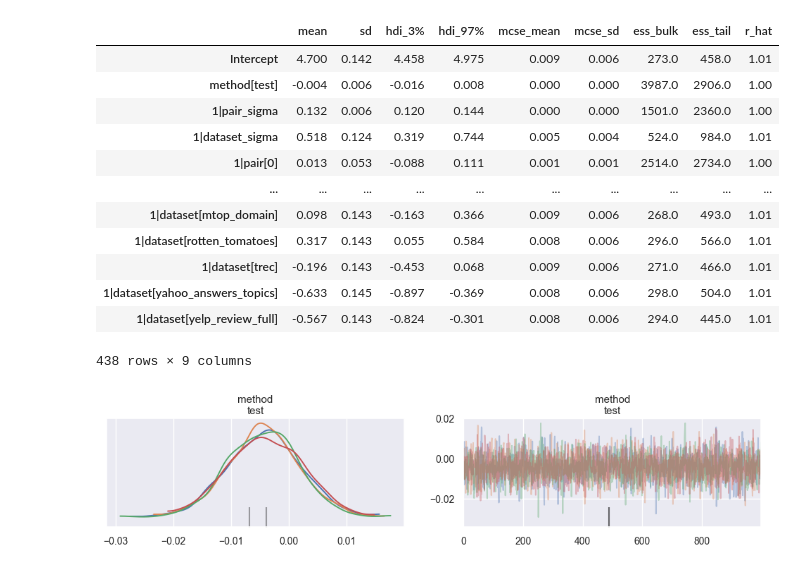
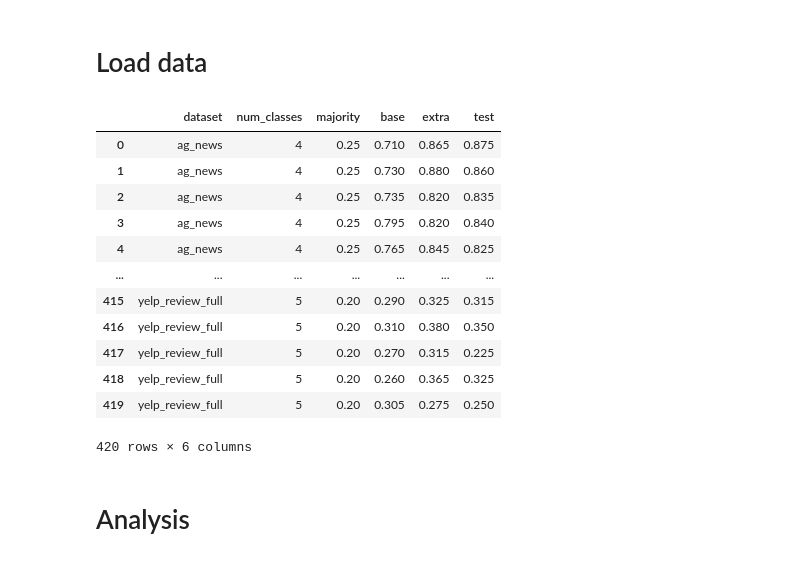
Before and after one commit to kddubey/blog, a Jupyter notebook: train_on_test_features/bert/analysis.ipynb, the cells around one changed output. Saved outputs shown, nothing was run; the diff lists cells and outputs as text; code cells hidden in the pictures.

Commit message:
Separate individual from meta analysis

```diff
--- a/train_on_test_features/bert/analysis.ipynb
+++ b/train_on_test_features/bert/analysis.ipynb
@@ -298,20 +18,30 @@ There were 2 divergences after tuning. Increase `target_accept` or reparameteriz
-# %%
-az.summary(fit_summary_diff)
-# %% [output]
-|  | mean | sd | hdi_3% | hdi_97% | mcse_mean | mcse_sd | ess_bulk | ess_tail | r_hat |
-| Intercept | 4.700 | 0.142 | 4.458 | 4.975 | 0.009 | 0.006 | 273.0 | 458.0 | 1.01 |
-| method[test] | -0.004 | 0.006 | -0.016 | 0.008 | 0.000 | 0.000 | 3987.0 | 2906.0 | 1.00 |
-| 1|pair_sigma | 0.132 | 0.006 | 0.120 | 0.144 | 0.000 | 0.000 | 1501.0 | 2360.0 | 1.00 |
-| 1|dataset_sigma | 0.518 | 0.124 | 0.319 | 0.744 | 0.005 | 0.004 | 524.0 | 984.0 | 1.01 |
-| 1|pair[0] | 0.013 | 0.053 | -0.088 | 0.111 | 0.001 | 0.001 | 2514.0 | 2734.0 | 1.00 |
-| ... | ... | ... | ... | ... | ... | ... | ... | ... | ... |
-| 1|dataset[mtop_domain] | 0.098 | 0.143 | -0.163 | 0.366 | 0.009 | 0.006 | 268.0 | 493.0 | 1.01 |
-| 1|dataset[rotten_tomatoes] | 0.317 | 0.143 | 0.055 | 0.584 | 0.008 | 0.006 | 296.0 | 566.0 | 1.01 |
-| 1|dataset[trec] | -0.196 | 0.143 | -0.453 | 0.068 | 0.009 | 0.006 | 271.0 | 466.0 | 1.01 |
-| 1|dataset[yahoo_answers_topics] | -0.633 | 0.145 | -0.897 | -0.369 | 0.008 | 0.006 | 298.0 | 504.0 | 1.01 |
-| 1|dataset[yelp_review_full] | -0.567 | 0.143 | -0.824 | -0.301 | 0.008 | 0.006 | 294.0 | 445.0 | 1.01 |
-438 rows × 9 columns
-# %%
-az.plot_trace(fit_summary_diff, compact=False, var_names="method", filter_vars="like");
-# %% [output]
-[figure, removed]
+# %% [markdown]
+# Load data
+# %%
+ACC_COLUMNS = ["base", "extra", "test"]
+# %%
+_dfs = []
+for accuracy_csv in sorted(os.listdir("accuracies")):
+    _df = pd.read_csv(os.path.join("accuracies", accuracy_csv))
+    _df["dataset"] = accuracy_csv.removesuffix(".csv")
+    _dfs.append(_df)
+accuracy_df = pd.concat(_dfs).reset_index(drop=True)
+accuracy_df = accuracy_df[["dataset", "num_classes", "majority"] + ACC_COLUMNS]
+accuracy_df["num_classes"] = accuracy_df["num_classes"].astype(int)
+accuracy_df
+# %% [output]
+|  | dataset | num_classes | majority | base | extra | test |
+| 0 | ag_news | 4 | 0.25 | 0.710 | 0.865 | 0.875 |
+| 1 | ag_news | 4 | 0.25 | 0.730 | 0.880 | 0.860 |
+| 2 | ag_news | 4 | 0.25 | 0.735 | 0.820 | 0.835 |
+| 3 | ag_news | 4 | 0.25 | 0.795 | 0.820 | 0.840 |
+| 4 | ag_news | 4 | 0.25 | 0.765 | 0.845 | 0.825 |
+| ... | ... | ... | ... | ... | ... | ... |
+| 415 | yelp_review_full | 5 | 0.20 | 0.290 | 0.325 | 0.315 |
+| 416 | yelp_review_full | 5 | 0.20 | 0.310 | 0.380 | 0.350 |
+| 417 | yelp_review_full | 5 | 0.20 | 0.270 | 0.315 | 0.225 |
+| 418 | yelp_review_full | 5 | 0.20 | 0.260 | 0.365 | 0.325 |
+| 419 | yelp_review_full | 5 | 0.20 | 0.305 | 0.275 | 0.250 |
+420 rows × 6 columns
+# %% [markdown]
+# Analysis
```
Also changed, not shown: parts of 35 cells of this notebook, 16 other files.
